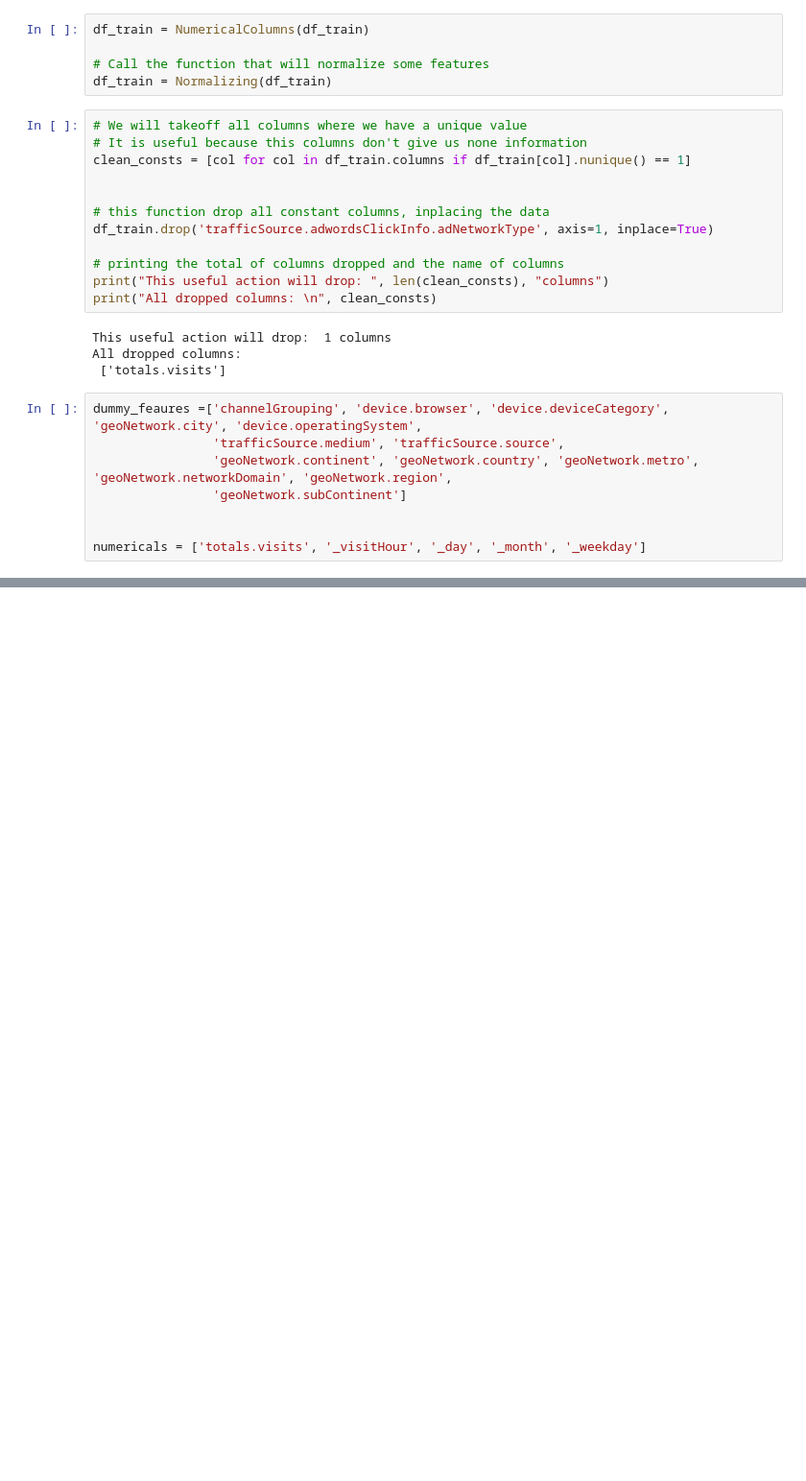
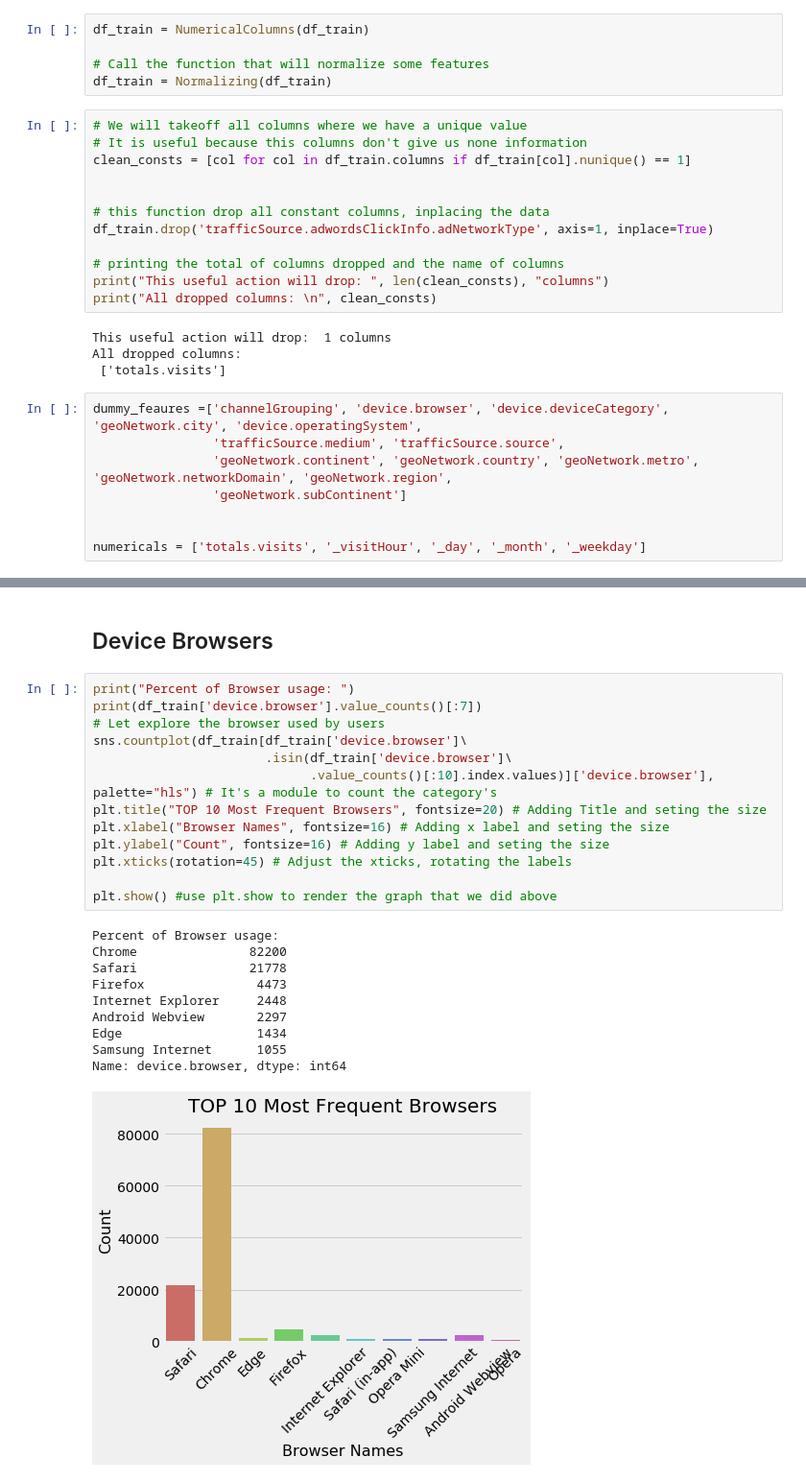
Before and after one commit to gane-dev/DeepLearning, a Jupyter notebook: kg-google-rev-prediction.ipynb, the cells around one changed output, grey strips where cells are left out. Shown: that part at 96% size. Cells and saved outputs as stored; diff of their text form; blank space fills up the shorter version.

Commit message:
upto device

```diff
--- a/kg-google-rev-prediction.ipynb
+++ b/kg-google-rev-prediction.ipynb
@@ -269,0 +317,26 @@ The 'normed' kwarg is deprecated, and has been replaced by the 'density' kwarg.
+# %% [markdown]
+## Device Browsers
+# %%
+print("Percent of Browser usage: ")
+print(df_train['device.browser'].value_counts()[:7])
+# Let explore the browser used by users
+sns.countplot(df_train[df_train['device.browser']\
+                       .isin(df_train['device.browser']\
+                             .value_counts()[:10].index.values)]['device.browser'], palette="hls") # It's a module to count the category's
+plt.title("TOP 10 Most Frequent Browsers", fontsize=20) # Adding Title and seting the size
+plt.xlabel("Browser Names", fontsize=16) # Adding x label and seting the size
+plt.ylabel("Count", fontsize=16) # Adding y label and seting the size
+plt.xticks(rotation=45) # Adjust the xticks, rotating the labels
+
+plt.show() #use plt.show to render the graph that we did above
+# %% [output]
+Percent of Browser usage:
+Chrome               82200
+Safari               21778
+Firefox               4473
+Internet Explorer     2448
+Android Webview       2297
+Edge                  1434
+Samsung Internet      1055
+Name: device.browser, dtype: int64
+[figure, added]
```
Also changed, not shown: parts of 18 cells of this notebook.
